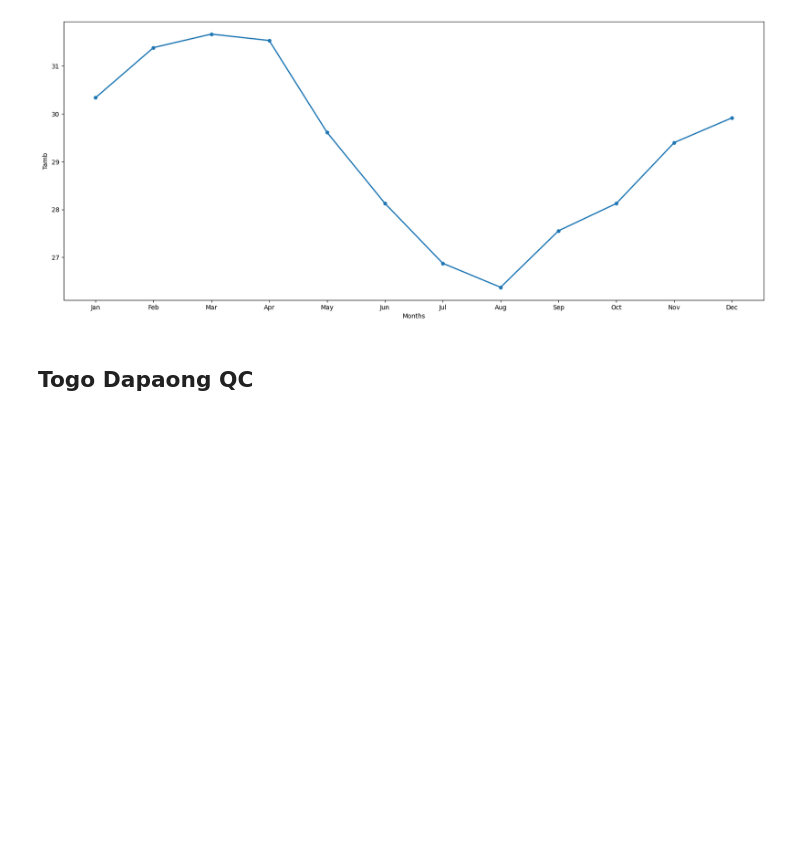
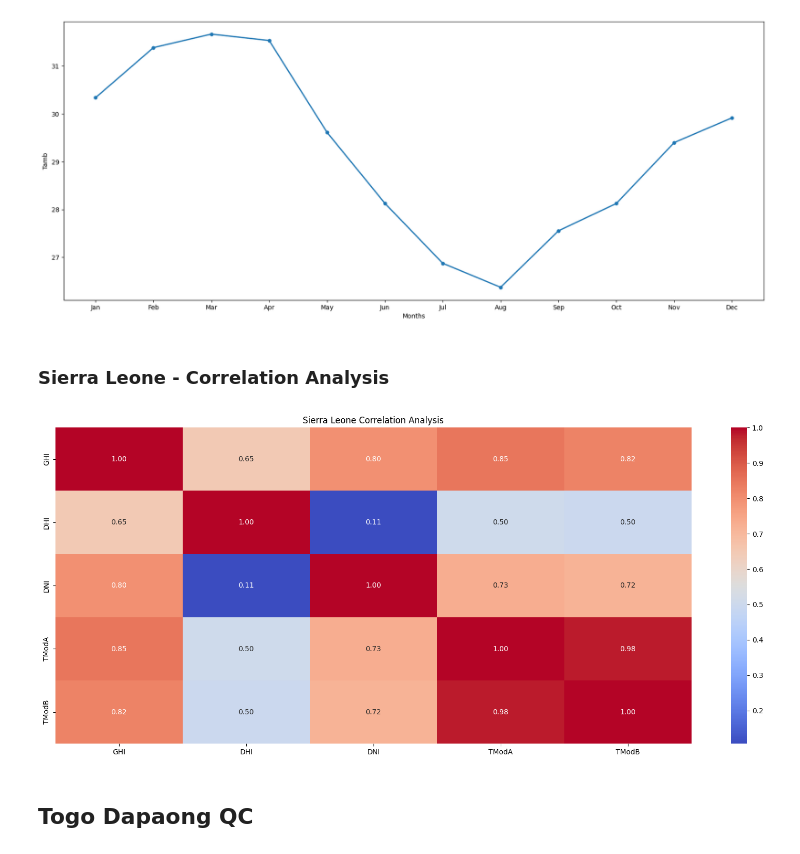
Before and after one commit to leuel-a/moonlight-solar-analysis, a Jupyter notebook: notebooks/EDA.ipynb, the cells around one changed output. Drawn from its saved outputs; the diff is of its cells as text; code cells hidden in the pictures; blank space fills up the shorter version.

```diff
--- a/notebooks/EDA.ipynb
+++ b/notebooks/EDA.ipynb
@@ -329,6 +336,13 @@ plot_line_chart(monthly_average_sierra_df, 'DHI')
 plot_line_chart(monthly_average_sierra_df, 'Tamb')
 # %% [output]
 [figure]
+# %% [markdown]
+### Sierra Leone - Correlation Analysis
+# %%
+sierra_corr = sierra_df[['GHI', 'DHI', 'DNI', 'TModA', 'TModB']].corr()
+plot_heatmap(sierra_corr, 'Sierra Leone Correlation Analysis')
+# %% [output]
+[figure, added]
 # %% [markdown]
 ## Togo Dapaong QC
 # %% [markdown]
```
Also changed, not shown: parts of 6 cells of this notebook, 1 other file.
